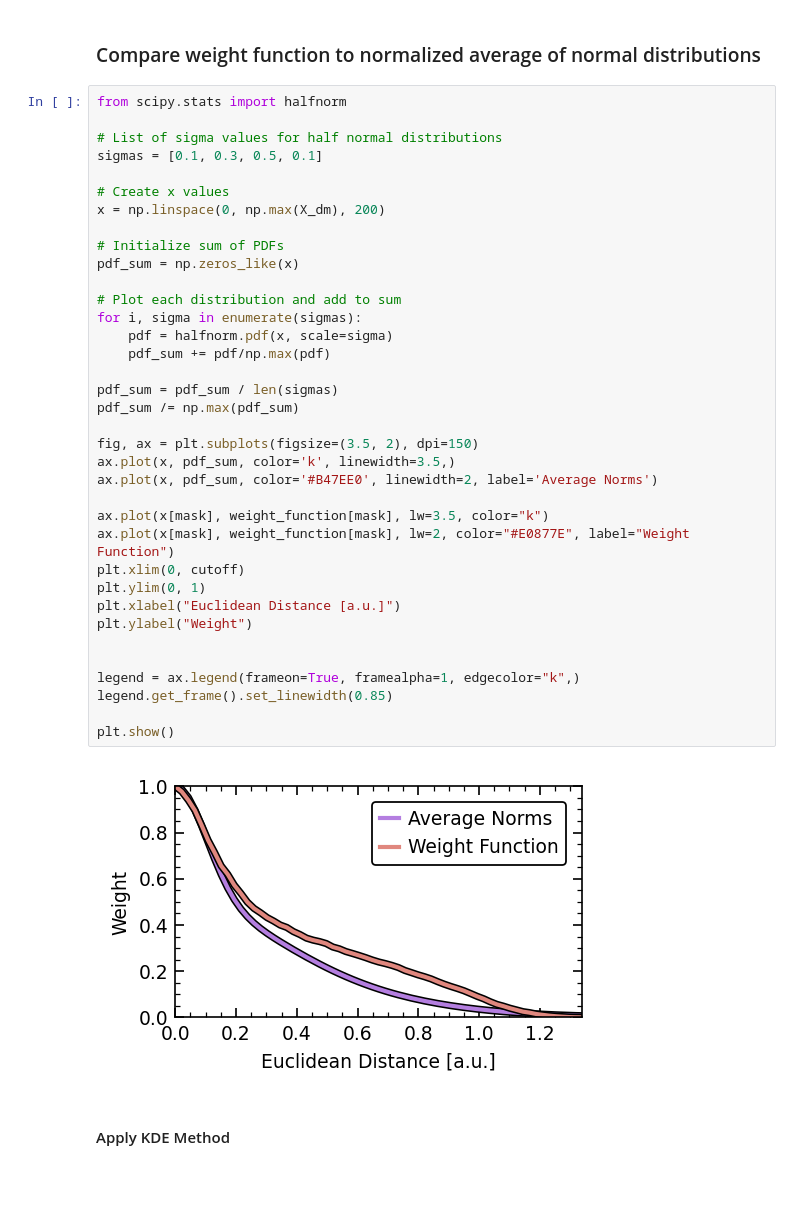
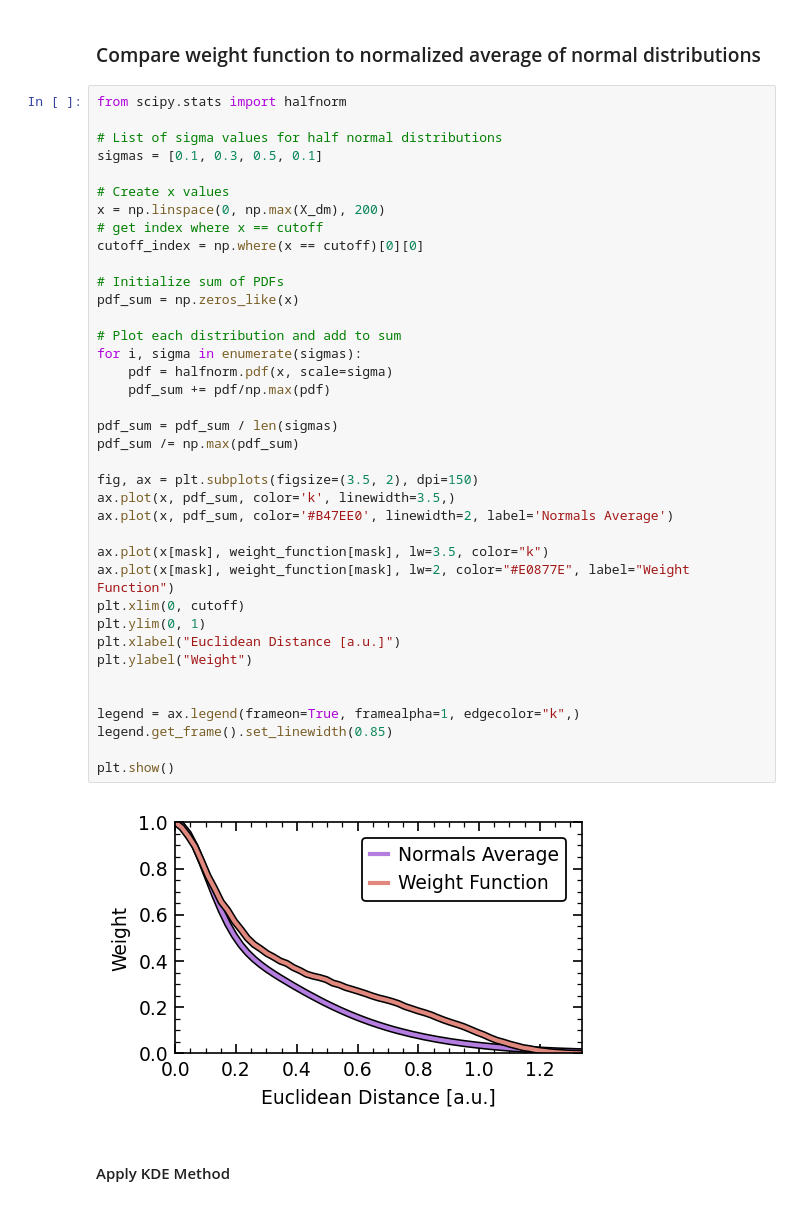
Before and after one commit to AndrewFalkowski/MINov, a Jupyter notebook: methods_analysis.ipynb, the cells around one changed output. Saved outputs shown, nothing was run; the diff lists cells and outputs as text.

```diff
--- a/methods_analysis.ipynb
+++ b/methods_analysis.ipynb
@@ -170,36 +174,38 @@ sigmas = [0.1, 0.3, 0.5, 0.1]
 
 # Create x values
 x = np.linspace(0, np.max(X_dm), 200)
+# get index where x == cutoff
+cutoff_index = np.where(x == cutoff)[0][0]
 
 # Initialize sum of PDFs
 pdf_sum = np.zeros_like(x)
 
 # Plot each distribution and add to sum
 for i, sigma in enumerate(sigmas):
     pdf = halfnorm.pdf(x, scale=sigma)
     pdf_sum += pdf/np.max(pdf)
 
 pdf_sum = pdf_sum / len(sigmas)
 pdf_sum /= np.max(pdf_sum)
 
 fig, ax = plt.subplots(figsize=(3.5, 2), dpi=150)
 ax.plot(x, pdf_sum, color='k', linewidth=3.5,)
-ax.plot(x, pdf_sum, color='#B47EE0', linewidth=2, label='Average Norms')
+ax.plot(x, pdf_sum, color='#B47EE0', linewidth=2, label='Normals Average')
 
 ax.plot(x[mask], weight_function[mask], lw=3.5, color="k")
 ax.plot(x[mask], weight_function[mask], lw=2, color="#E0877E", label="Weight Function")
 plt.xlim(0, cutoff)
 plt.ylim(0, 1)
 plt.xlabel("Euclidean Distance [a.u.]")
 plt.ylabel("Weight")
 
 
 legend = ax.legend(frameon=True, framealpha=1, edgecolor="k",)
 legend.get_frame().set_linewidth(0.85)
 
 plt.show()
 # %% [output]
-[figure, old version]
+[figure, new version]
 # %% [markdown]
 #### Apply KDE Method
 # %%
```
Also changed, not shown: parts of 4 cells of this notebook, 13 other files.
